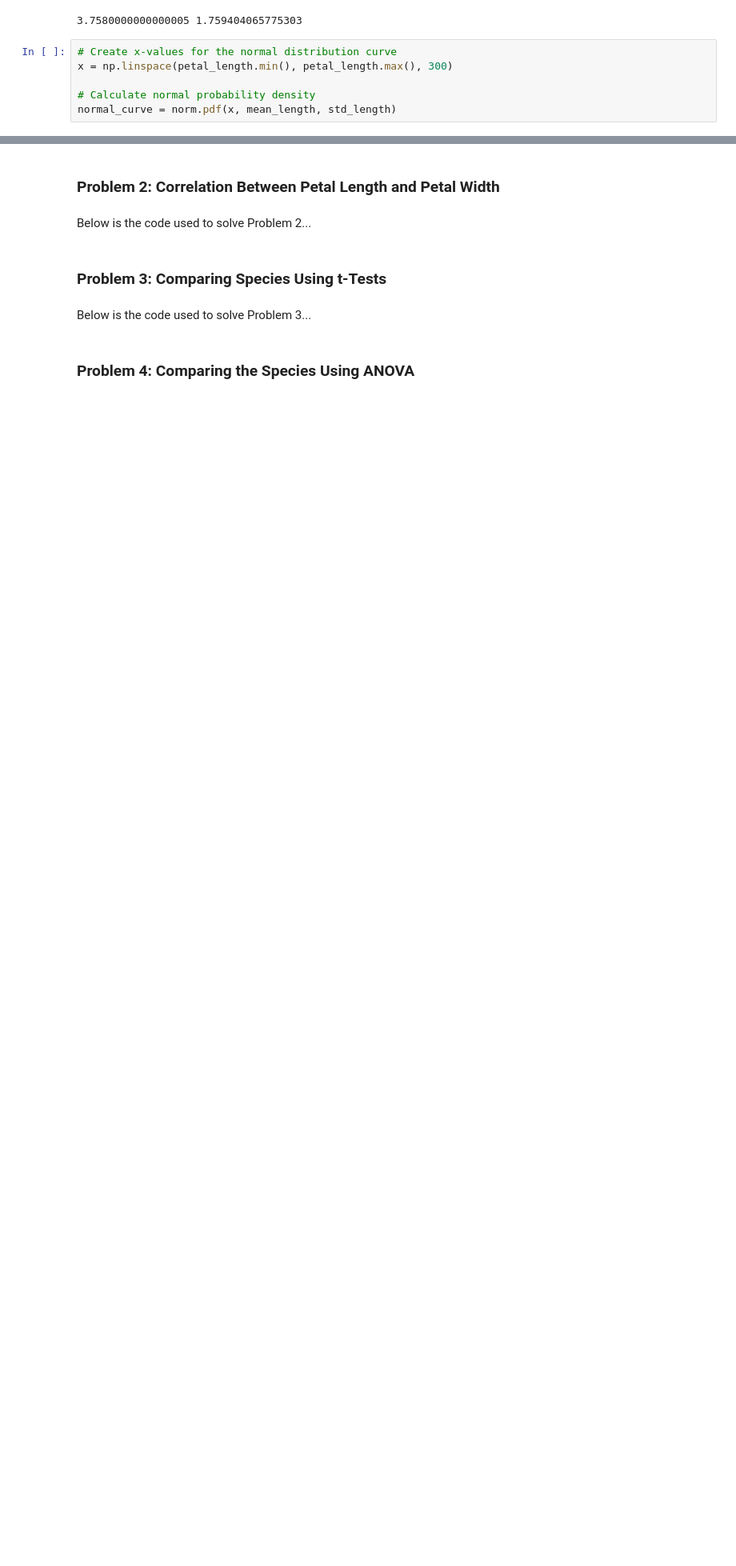
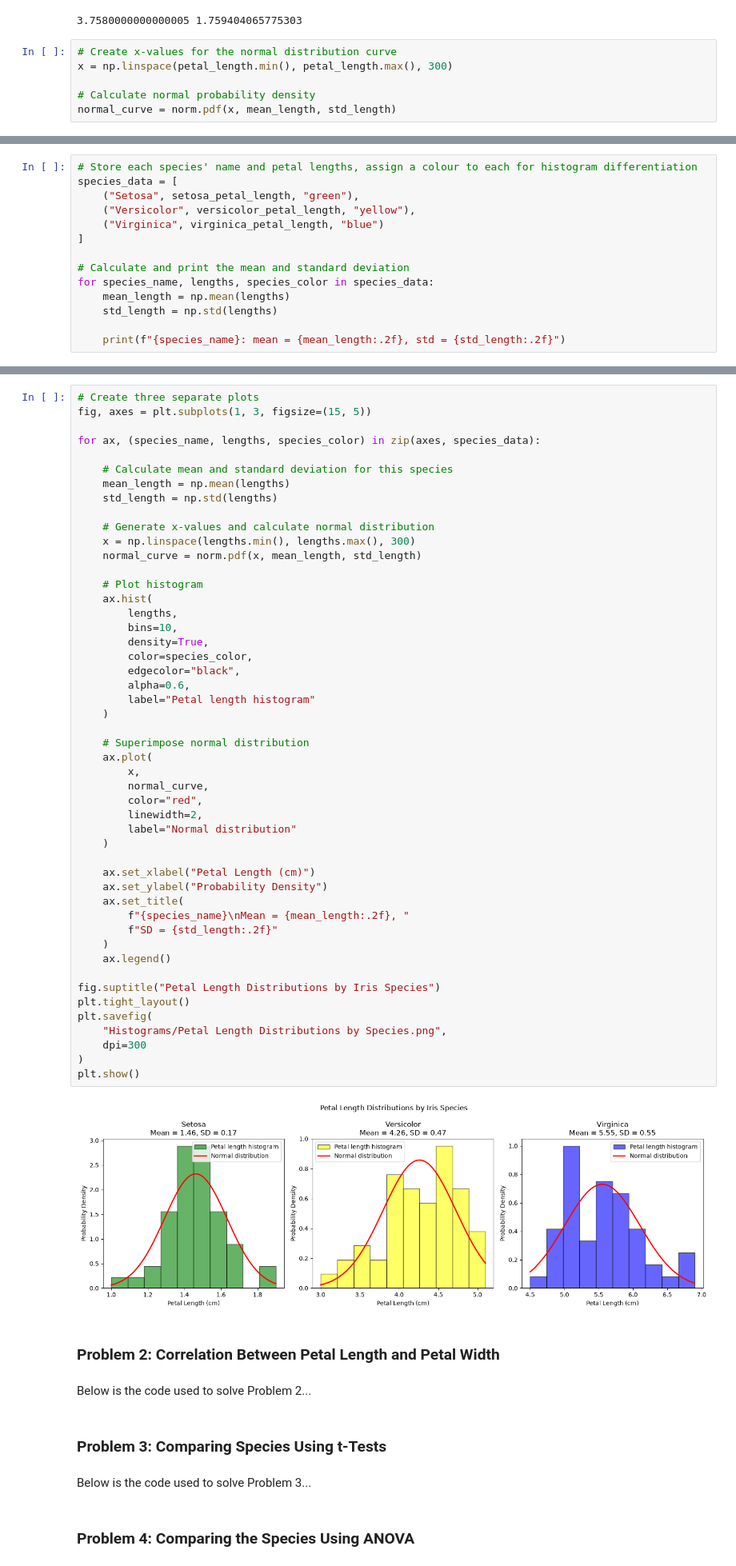
Before and after one commit to philipcullen93/applied_statistics, a Jupyter notebook: assessment/problems.ipynb, the cells around one changed output, grey strips where cells are left out. Shown at 80% size. Cells and saved outputs as stored; diff of their text form; blank space fills up the shorter version.

Commit message:
Calculated mean and standard deviation for each species, assigned a colour to each species. Created species-specific histograms.

```diff
--- a/assessment/problems.ipynb
+++ b/assessment/problems.ipynb
@@ -148,0 +158,14 @@ plt.show()
+# %%
+# Store each species' name and petal lengths, assign a colour to each for histogram differentiation
+species_data = [
+    ("Setosa", setosa_petal_length, "green"),
+    ("Versicolor", versicolor_petal_length, "yellow"),
+    ("Virginica", virginica_petal_length, "blue")
+]
+
+# Calculate and print the mean and standard deviation
+for species_name, lengths, species_color in species_data:
+    mean_length = np.mean(lengths)
+    std_length = np.std(lengths)
+
+    print(f"{species_name}: mean = {mean_length:.2f}, std = {std_length:.2f}")
@@ -149,3 +176,54 @@ plt.show()
+# %%
+# Create three separate plots
+fig, axes = plt.subplots(1, 3, figsize=(15, 5))
+
+for ax, (species_name, lengths, species_color) in zip(axes, species_data):
+
+    # Calculate mean and standard deviation for this species
+    mean_length = np.mean(lengths)
+    std_length = np.std(lengths)
+
+    # Generate x-values and calculate normal distribution
+    x = np.linspace(lengths.min(), lengths.max(), 300)
+    normal_curve = norm.pdf(x, mean_length, std_length)
+
+    # Plot histogram
+    ax.hist(
+        lengths,
+        bins=10,
+        density=True,
+        color=species_color,
+        edgecolor="black",
+        alpha=0.6,
+        label="Petal length histogram"
+    )
+
+    # Superimpose normal distribution
+    ax.plot(
+        x,
+        normal_curve,
+        color="red",
+        linewidth=2,
+        label="Normal distribution"
+    )
+
+    ax.set_xlabel("Petal Length (cm)")
+    ax.set_ylabel("Probability Density")
+    ax.set_title(
+        f"{species_name}\nMean = {mean_length:.2f}, "
+        f"SD = {std_length:.2f}"
+    )
+    ax.legend()
+
+fig.suptitle("Petal Length Distributions by Iris Species")
+plt.tight_layout()
+plt.savefig(
+    "Histograms/Petal Length Distributions by Species.png",
+    dpi=300
+)
+plt.show()
+# %% [output]
+[figure, added]
 # %% [markdown]
 ### Problem 2: Correlation Between Petal Length and Petal Width
 # %% [markdown]
```
Also changed, not shown: parts of 4 cells of this notebook, 1 other file.
